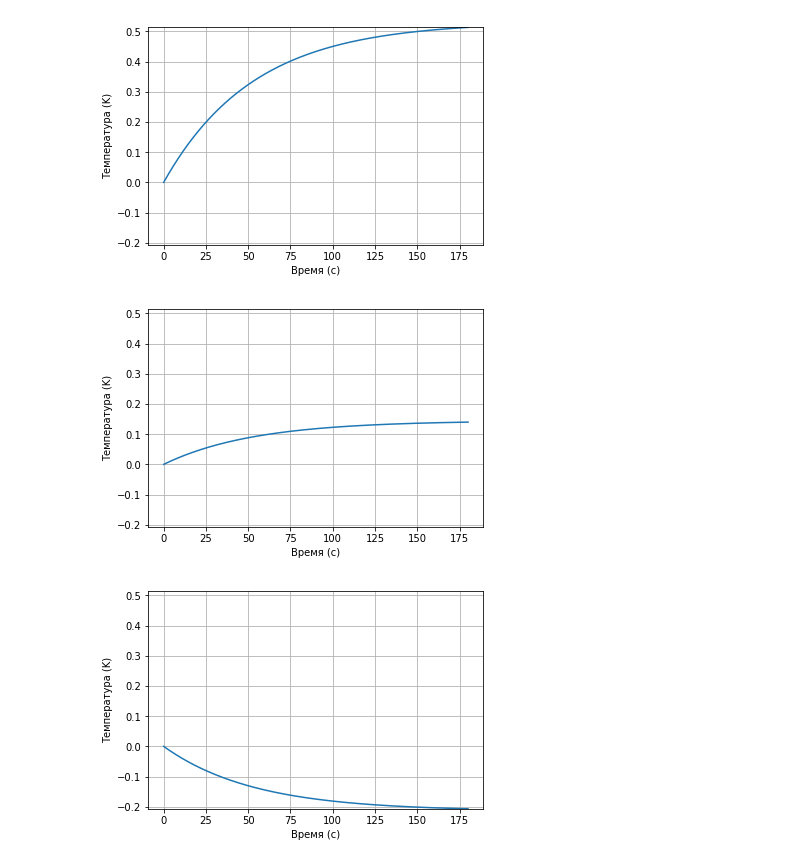
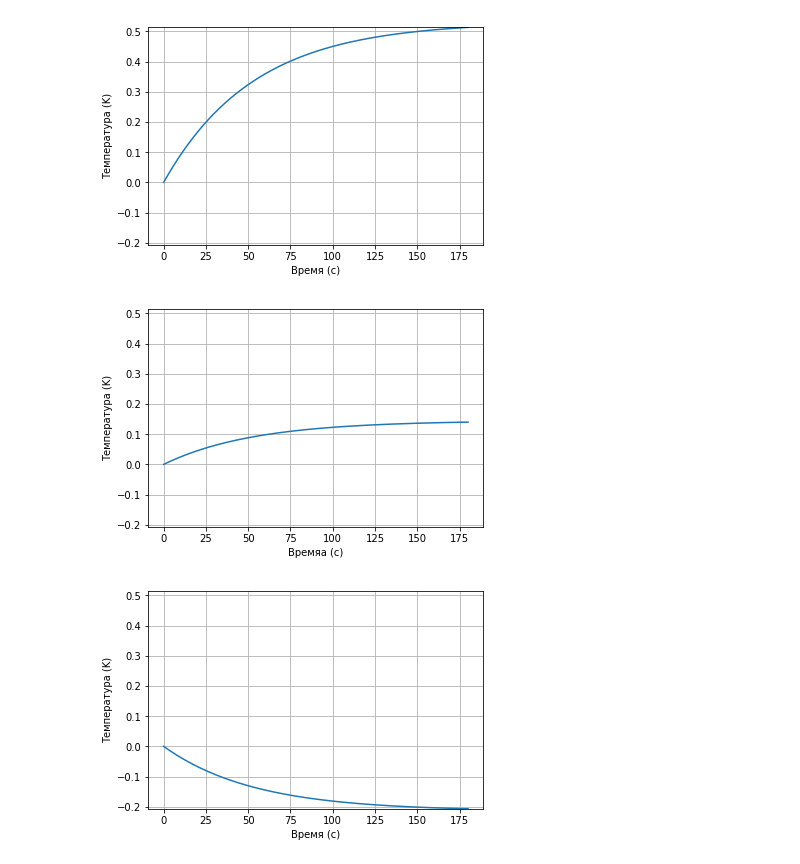
Before and after one commit to LinarKulinar/Numerical-Methods-in-Equations-of-Mathematical-Physics, a Jupyter notebook: analitic_solution.ipynb, the cells around one changed output. Drawn from its saved outputs; the diff is of its cells as text; code cells hidden in the pictures.

```diff
--- a/analitic_solution.ipynb
+++ b/analitic_solution.ipynb
@@ -139,15 +116,15 @@ plt.show()
 # %%
 plt.plot(t_arr,v[num_i//2,:]) # распредление по времени во точке r = R/2
 try:
     plt.ylim(min_max_v)
 except:
     pass
 plt.ylabel('Температура (K)')
-plt.xlabel('Время (с)')
+plt.xlabel('Времяa (с)')
 plt.grid(True)
 plt.show()
 # %% [output]
-[figure, old version]
+[figure, new version]
 # %%
 plt.plot(t_arr,v[-1,:]) # распредление по времени во точке r = R
 try:
```
Also changed, not shown: parts of 4 cells of this notebook, 2 other files.
